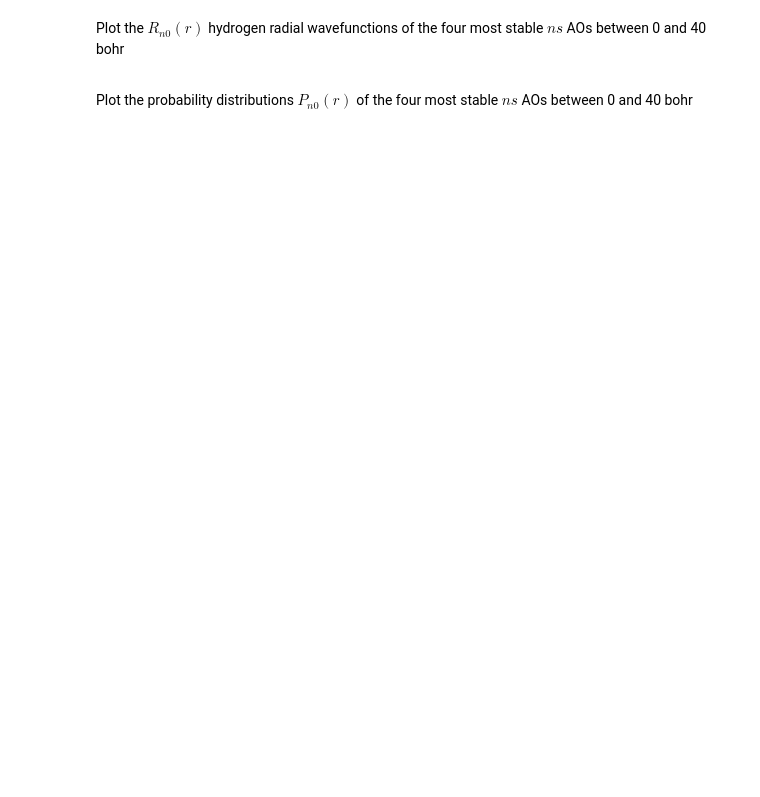
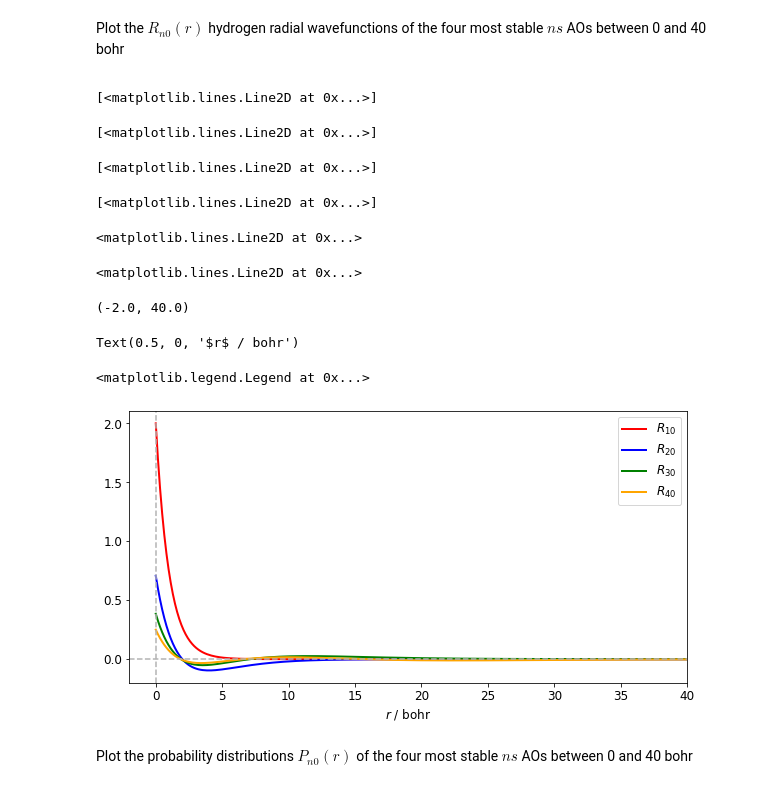
Before and after one commit to vfornemo/PytChem, a Jupyter notebook: HydrogenAtom-Tianyi.ipynb, the cells around one changed output. Cells and saved outputs as stored; diff of their text form; code cells hidden in the pictures; blank space fills up the shorter version.

Commit message:
Add entry 1.4.2.1 Plots

```diff
--- a/HydrogenAtom-Tianyi.ipynb
+++ b/HydrogenAtom-Tianyi.ipynb
@@ -709,7 +777,41 @@ Plot the $R_{n0}(r)$ hydrogen radial wavefunctions of the four most stable $ns$
 
 </div>
 # %%
-# insert your code here
+import matplotlib.pyplot as plt
+
+R1 = R_nl(1, 0, r)
+R2 = R_nl(2, 0, r)
+R3 = R_nl(3, 0, r)
+R4 = R_nl(4, 0, r)
+_R1 = sym.lambdify([r],R1)
+_R2 = sym.lambdify([r],R2)
+_R3 = sym.lambdify([r],R3)
+_R4 = sym.lambdify([r],R4)
+
+_r = np.linspace(0.,40.,250)
+plt.rcParams["figure.figsize"] = (10,5)
+plt.rcParams.update({'font.size': 12})
+plt.plot(_r, _R1(_r),linewidth=2,color='red',label="$R_{10}$")
+plt.plot(_r, _R2(_r),linewidth=2,color='blue',label="$R_{20}$")
+plt.plot(_r, _R3(_r),linewidth=2,color='green',label="$R_{30}$")
+plt.plot(_r, _R4(_r),linewidth=2,color='orange',label="$R_{40}$")
+plt.axhline(y = 0, color = '0.7',linestyle='--')
+plt.axvline(x = 0, color = '0.7',linestyle='--')
+plt.xlim(-2,40)
+plt.xlabel("$r$ / bohr")
+plt.legend()
+plt.show()
+# %% [output]
+[<matplotlib.lines.Line2D at 0x...>]
+[<matplotlib.lines.Line2D at 0x...>]
+[<matplotlib.lines.Line2D at 0x...>]
+[<matplotlib.lines.Line2D at 0x...>]
+<matplotlib.lines.Line2D at 0x...>
+<matplotlib.lines.Line2D at 0x...>
+(-2.0, 40.0)
+Text(0.5, 0, '$r$ / bohr')
+<matplotlib.legend.Legend at 0x...>
+[figure, added]
 # %% [markdown]
 <div class="exE">
 
```
Also changed, not shown: parts of 7 cells of this notebook.
